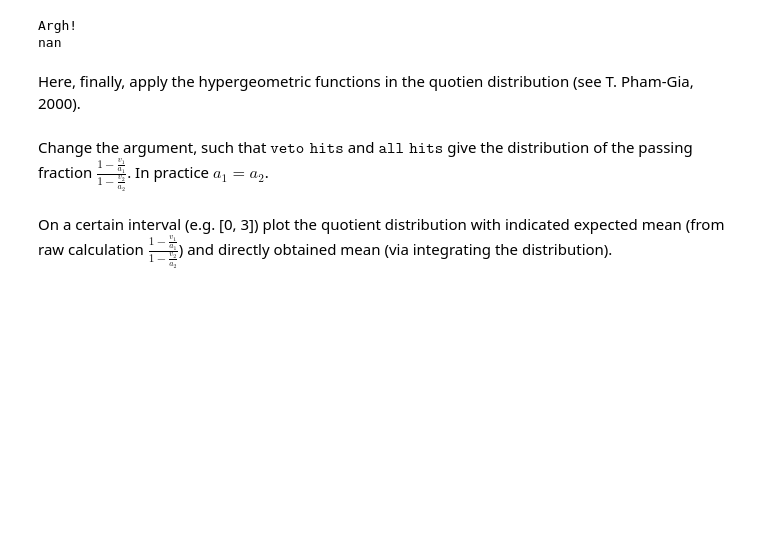
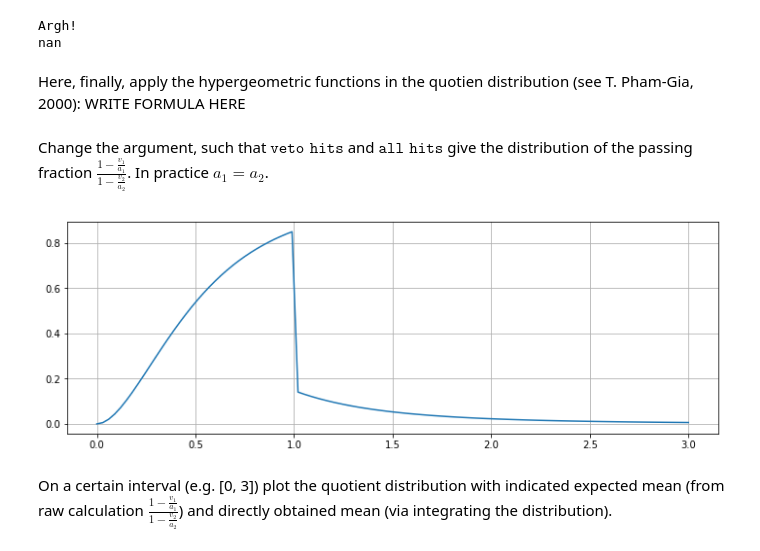
Before and after one commit to jsaffer/vetostudie, a Jupyter notebook: beta_ratio.ipynb, the cells around one changed output. Drawn from its saved outputs; the diff is of its cells as text; code cells hidden in the pictures; blank space fills up the shorter version.

```diff
--- a/beta_ratio.ipynb
+++ b/beta_ratio.ipynb
@@ -83,7 +98,8 @@ print(aa - bb)
 Argh!
 nan
 # %% [markdown]
-Here, finally, apply the hypergeometric functions in the quotien distribution (see T. Pham-Gia, 2000).
+Here, finally, apply the hypergeometric functions in the quotien distribution (see T. Pham-Gia, 2000):
+WRITE FORMULA HERE
 # %%
 def pdf_ratio(a1, a2, b1, b2, w):
     lnA = sp.special.betaln(a1, b1) + sp.special.betaln(a2, b2)
@@ -109,3 +159,27 @@ def custom_pdf_ratio(v1, v2, a1, a2, w):
+# %%
+def cumulative_pdf_ratio(a1, a2, b1, b2, w):
+    lnA = sp.special.betaln(a1, b1) + sp.special.betaln(a2, b2)
+    result = np.zeros(len(w))
+    for i in range(len(w)):
+        wi = w[i]
+        if wi < 0:
+            print('Ratio below Zero! Not reasonable!')
+            exit(0)
+        elif wi == 0:
+            result[i] = 0
+        elif wi < 1:
+            result[i] = np.exp(sp.special.betaln(a1+a2, b2) + a1 * np.log(wi) - np.log(a1) + log_hyper_3_F_2_below_1(a1, a2, b1, b2, wi) - lnA)
+        else:
+            result[i] = np.exp(sp.special.betaln(a1+a2, b1) - a2 * np.log(wi) - np.log(a2) + log_hyper_3_F_2_above_1(a1, a2, b1, b2, wi) - lnA)
+    return result
+# %%
+asd = np.linspace(0, 3, 101)
+casd = cumulative_pdf_ratio(2, 4, 8, 6, asd)
+plt.plot(asd, casd)
+plt.grid('true')
+plt.show()
+# %% [output]
+[figure, added]
 # %% [markdown]
 On a certain interval (e.g. [0, 3]) plot the quotient distribution with indicated expected mean (from raw calculation $\frac{1-\frac{v_1}{a_1}}{1-\frac{v_2}{a_2}}$) and directly obtained mean (via integrating the distribution).
 # %%
```
Also changed, not shown: parts of 6 cells of this notebook.
